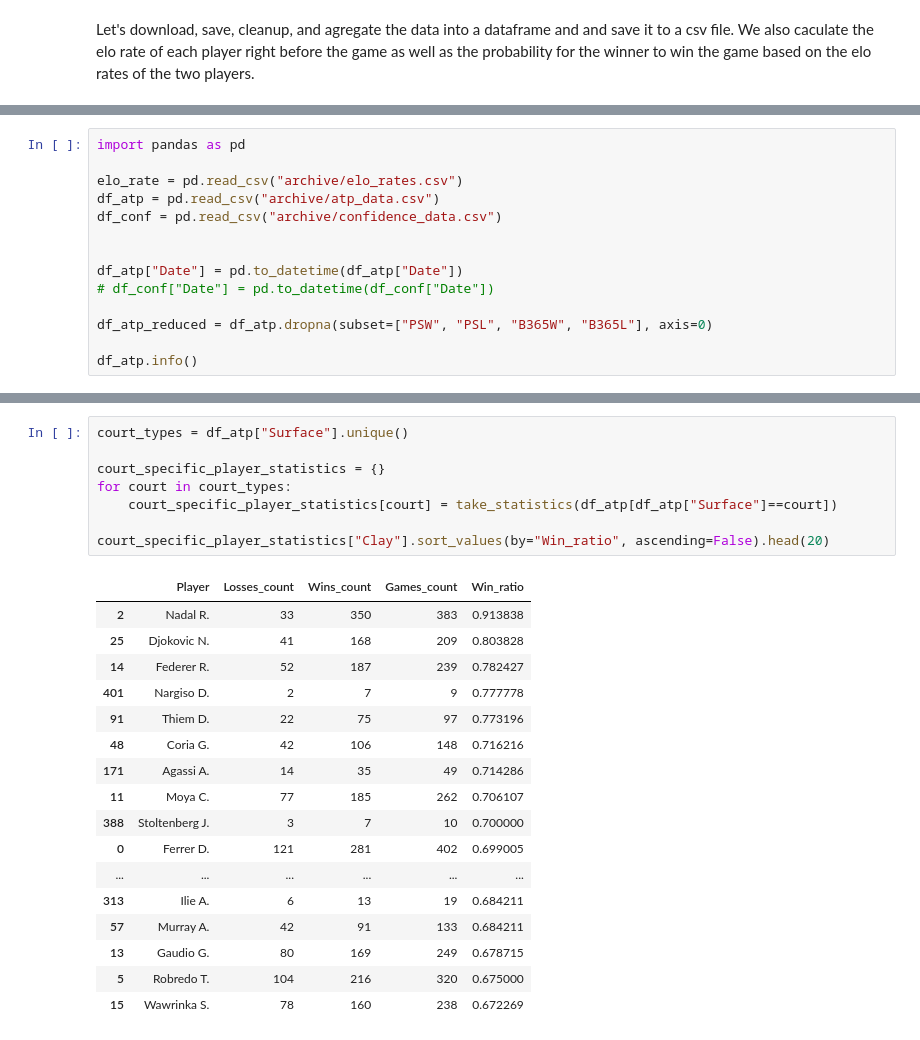
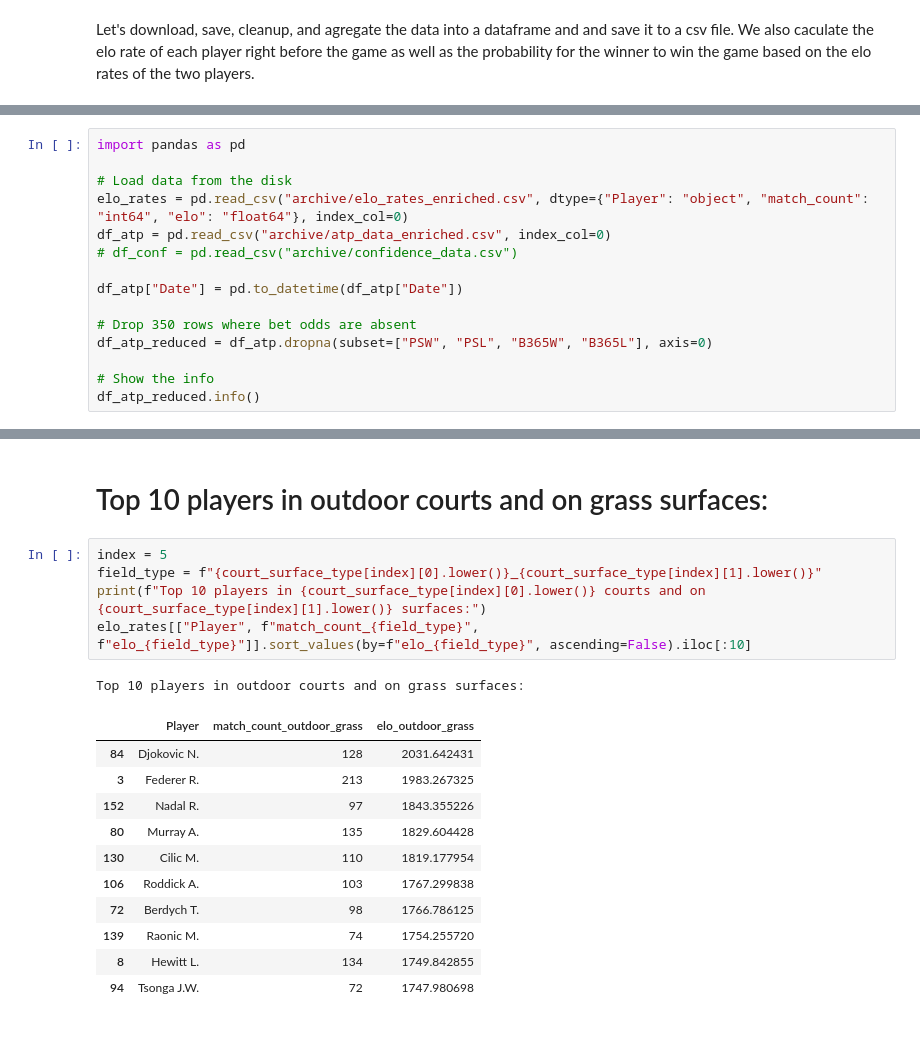
Before and after one commit to sprogl/sporting-bet-prediction, a Jupyter notebook: ATP_third_notebook.ipynb, the cells around one changed output, grey strips where cells are left out. Cells and saved outputs as stored; diff of their text form.

```diff
--- a/ATP_third_notebook.ipynb
+++ b/ATP_third_notebook.ipynb
@@ -124,16 +203,17 @@ df_atp.head()
 # %%
 import pandas as pd
 
-elo_rate = pd.read_csv("archive/elo_rates.csv")
-df_atp = pd.read_csv("archive/atp_data.csv")
-df_conf = pd.read_csv("archive/confidence_data.csv")
-
+# Load data from the disk
+elo_rates = pd.read_csv("archive/elo_rates_enriched.csv", dtype={"Player": "object", "match_count": "int64", "elo": "float64"}, index_col=0)
+df_atp = pd.read_csv("archive/atp_data_enriched.csv", index_col=0)
+# df_conf = pd.read_csv("archive/confidence_data.csv")
 
 df_atp["Date"] = pd.to_datetime(df_atp["Date"])
-# df_conf["Date"] = pd.to_datetime(df_conf["Date"])
 
+# Drop 350 rows where bet odds are absent
 df_atp_reduced = df_atp.dropna(subset=["PSW", "PSL", "B365W", "B365L"], axis=0)
 
-df_atp.info()
+# Show the info
+df_atp_reduced.info()
 # %% [output]
 <class 'pandas.core.frame.DataFrame'>
@@ -281,26 +414,20 @@ plt.show()
+# %% [markdown]
+# Top 10 players in outdoor courts and on grass surfaces:
 # %%
-court_types = df_atp["Surface"].unique()
-
-court_specific_player_statistics = {}
-for court in court_types:
-    court_specific_player_statistics[court] = take_statistics(df_atp[df_atp["Surface"]==court])
-
-court_specific_player_statistics["Clay"].sort_values(by="Win_ratio", ascending=False).head(20)
+index = 5
+field_type = f"{court_surface_type[index][0].lower()}_{court_surface_type[index][1].lower()}"
+print(f"Top 10 players in {court_surface_type[index][0].lower()} courts and on {court_surface_type[index][1].lower()} surfaces:")
+elo_rates[["Player", f"match_count_{field_type}", f"elo_{field_type}"]].sort_values(by=f"elo_{field_type}", ascending=False).iloc[:10]
 # %% [output]
+Top 10 players in outdoor courts and on grass surfaces:
-|  | Player | Losses_count | Wins_count | Games_count | Win_ratio |
-| 2 | Nadal R. | 33 | 350 | 383 | 0.913838 |
-| 25 | Djokovic N. | 41 | 168 | 209 | 0.803828 |
-| 14 | Federer R. | 52 | 187 | 239 | 0.782427 |
-| 401 | Nargiso D. | 2 | 7 | 9 | 0.777778 |
-| 91 | Thiem D. | 22 | 75 | 97 | 0.773196 |
-| 48 | Coria G. | 42 | 106 | 148 | 0.716216 |
-| 171 | Agassi A. | 14 | 35 | 49 | 0.714286 |
-| 11 | Moya C. | 77 | 185 | 262 | 0.706107 |
-| 388 | Stoltenberg J. | 3 | 7 | 10 | 0.700000 |
-| 0 | Ferrer D. | 121 | 281 | 402 | 0.699005 |
-| ... | ... | ... | ... | ... | ... |
-| 313 | Ilie A. | 6 | 13 | 19 | 0.684211 |
-| 57 | Murray A. | 42 | 91 | 133 | 0.684211 |
-| 13 | Gaudio G. | 80 | 169 | 249 | 0.678715 |
-| 5 | Robredo T. | 104 | 216 | 320 | 0.675000 |
-| 15 | Wawrinka S. | 78 | 160 | 238 | 0.672269 |
+|  | Player | match_count_outdoor_grass | elo_outdoor_grass |
+| 84 | Djokovic N. | 128 | 2031.642431 |
+| 3 | Federer R. | 213 | 1983.267325 |
+| 152 | Nadal R. | 97 | 1843.355226 |
+| 80 | Murray A. | 135 | 1829.604428 |
+| 130 | Cilic M. | 110 | 1819.177954 |
+| 106 | Roddick A. | 103 | 1767.299838 |
+| 72 | Berdych T. | 98 | 1766.786125 |
+| 139 | Raonic M. | 74 | 1754.255720 |
+| 8 | Hewitt L. | 134 | 1749.842855 |
+| 94 | Tsonga J.W. | 72 | 1747.980698 |
```
Also changed, not shown: parts of 34 cells of this notebook, 6 other files.
